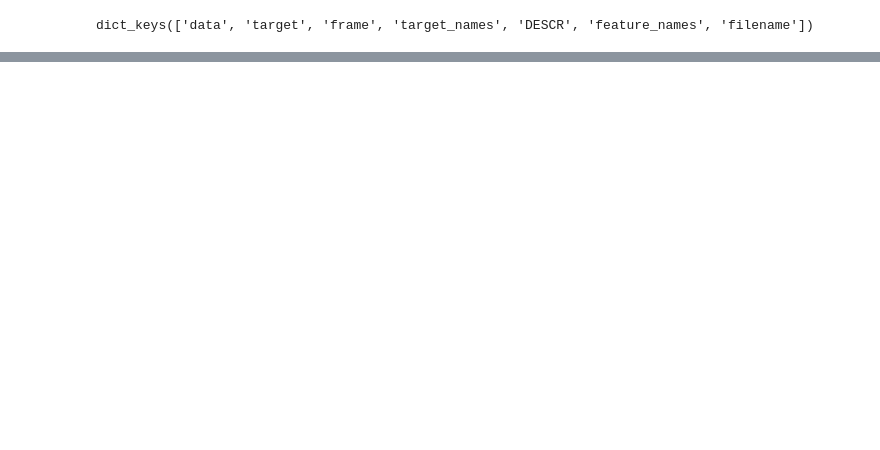
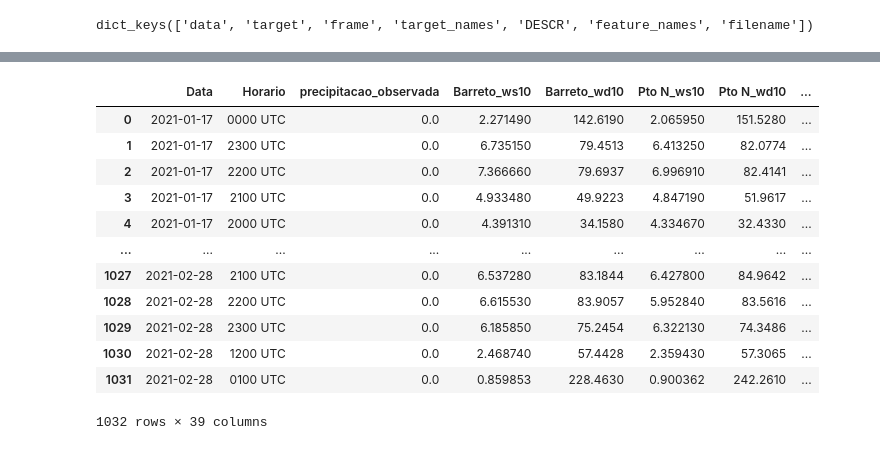
Before and after one commit to g-almeida/Climatology, a Jupyter notebook: PMN/neural0.ipynb, the cells around one changed output, grey strips where cells are left out. Saved outputs shown, nothing was run; the diff lists cells and outputs as text; code cells hidden in the pictures; blank space fills up the shorter version.

```diff
--- a/PMN/neural0.ipynb
+++ b/PMN/neural0.ipynb
@@ -25,0 +297,16 @@ SyntaxError: invalid syntax (<ipython-input-15-fddfd40464bb>, line 4)
+# %%
+pd.read_csv('rna_input.csv')
+# %% [output]
+|  | Data | Horario | precipitacao_observada | Barreto_ws10 | Barreto_wd10 | Pto N_ws10 | Pto N_wd10 | ... |
+| 0 | 2021-01-17 | 0000 UTC | 0.0 | 2.271490 | 142.6190 | 2.065950 | 151.5280 | ... |
+| 1 | 2021-01-17 | 2300 UTC | 0.0 | 6.735150 | 79.4513 | 6.413250 | 82.0774 | ... |
+| 2 | 2021-01-17 | 2200 UTC | 0.0 | 7.366660 | 79.6937 | 6.996910 | 82.4141 | ... |
+| 3 | 2021-01-17 | 2100 UTC | 0.0 | 4.933480 | 49.9223 | 4.847190 | 51.9617 | ... |
+| 4 | 2021-01-17 | 2000 UTC | 0.0 | 4.391310 | 34.1580 | 4.334670 | 32.4330 | ... |
+| ... | ... | ... | ... | ... | ... | ... | ... | ... |
+| 1027 | 2021-02-28 | 2100 UTC | 0.0 | 6.537280 | 83.1844 | 6.427800 | 84.9642 | ... |
+| 1028 | 2021-02-28 | 2200 UTC | 0.0 | 6.615530 | 83.9057 | 5.952840 | 83.5616 | ... |
+| 1029 | 2021-02-28 | 2300 UTC | 0.0 | 6.185850 | 75.2454 | 6.322130 | 74.3486 | ... |
+| 1030 | 2021-02-28 | 1200 UTC | 0.0 | 2.468740 | 57.4428 | 2.359430 | 57.3065 | ... |
+| 1031 | 2021-02-28 | 0100 UTC | 0.0 | 0.859853 | 228.4630 | 0.900362 | 242.2610 | ... |
+1032 rows × 39 columns
```
Also changed, not shown: parts of 37 cells of this notebook, 2 other files.
